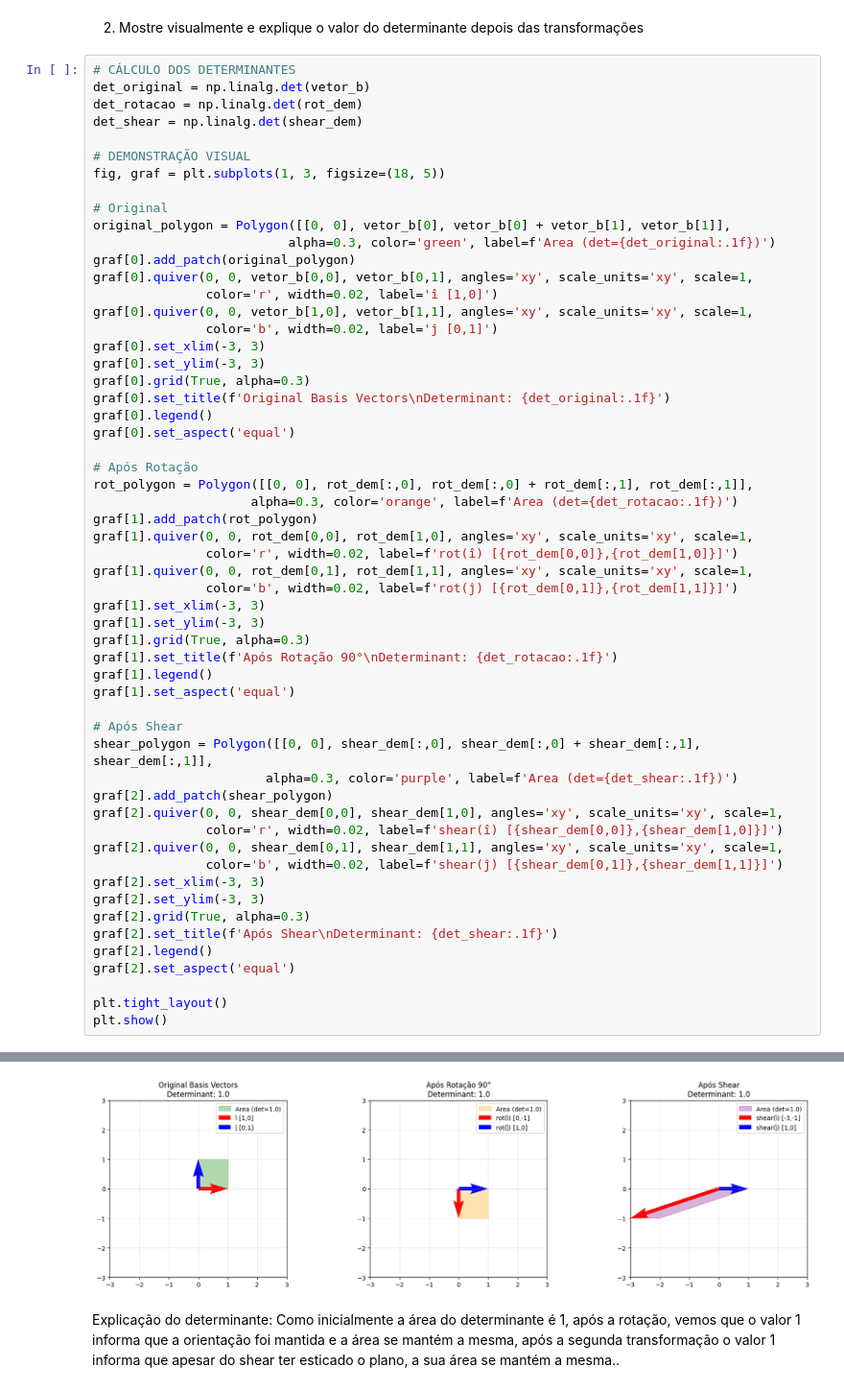
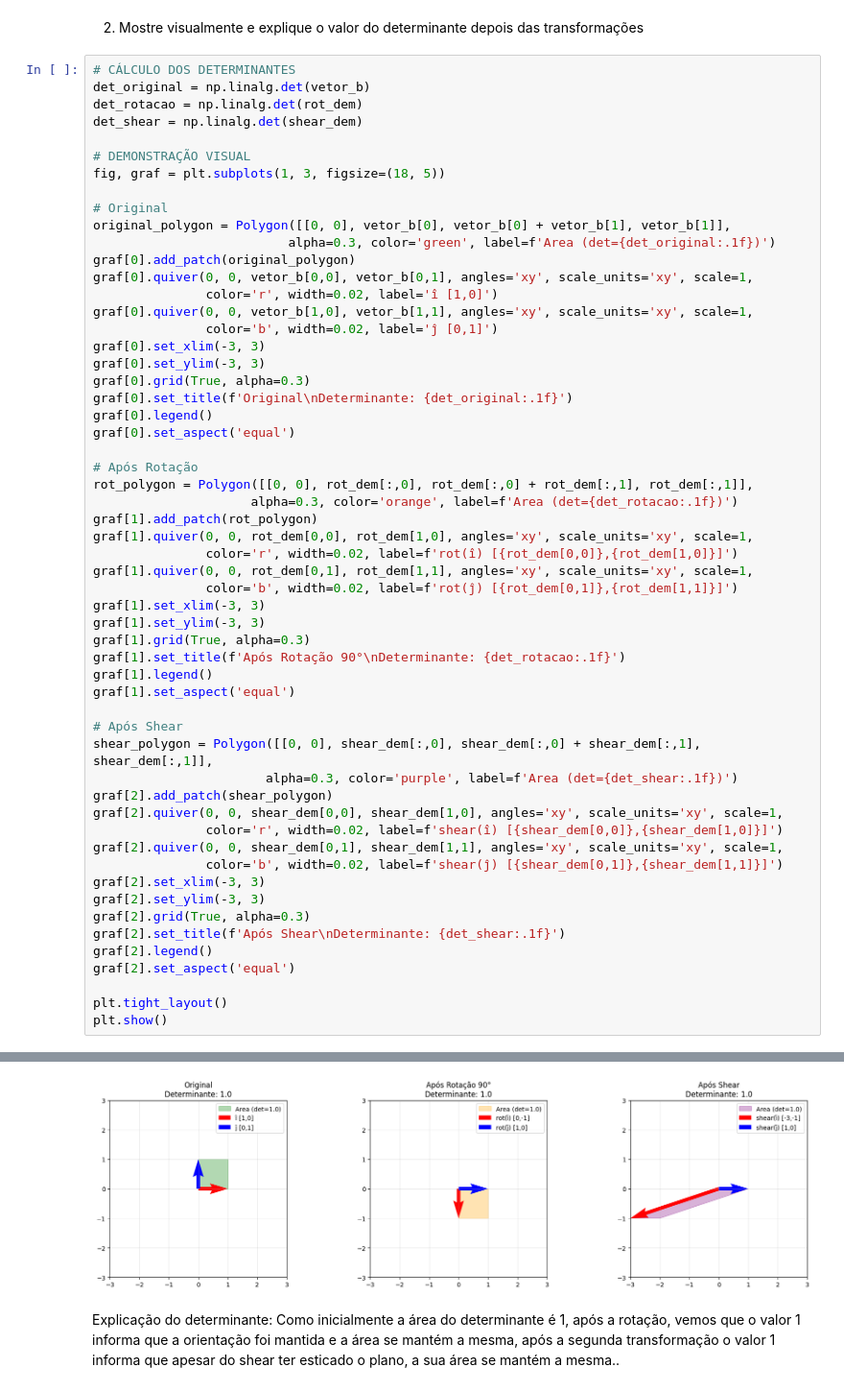
Before and after one commit to deepSuturn/matematica_computacional, a Jupyter notebook: Atividade_1_Jean_Adriano_Silva_dos_Remédios.ipynb, the cells around one changed output, grey strips where cells are left out. Shown at 96% size. Drawn from its saved outputs; the diff is of its cells as text.

```diff
--- a/Atividade_1_Jean_Adriano_Silva_dos_Remédios.ipynb
+++ b/Atividade_1_Jean_Adriano_Silva_dos_Remédios.ipynb
@@ -110,7 +112,7 @@ graf[0].quiver(0, 0, vetor_b[1,0], vetor_b[1,1], angles='xy', scale_units='xy',
 graf[0].set_xlim(-3, 3)
 graf[0].set_ylim(-3, 3)
 graf[0].grid(True, alpha=0.3)
-graf[0].set_title(f'Original Basis Vectors\nDeterminant: {det_original:.1f}')
+graf[0].set_title(f'Original\nDeterminante: {det_original:.1f}')
 graf[0].legend()
 graf[0].set_aspect('equal')
 
@@ -125,7 +127,7 @@ graf[1].quiver(0, 0, rot_dem[0,1], rot_dem[1,1], angles='xy', scale_units='xy',
 graf[1].set_xlim(-3, 3)
 graf[1].set_ylim(-3, 3)
 graf[1].grid(True, alpha=0.3)
-graf[1].set_title(f'Após Rotação 90°\nDeterminant: {det_rotacao:.1f}')
+graf[1].set_title(f'Após Rotação 90°\nDeterminante: {det_rotacao:.1f}')
 graf[1].legend()
 graf[1].set_aspect('equal')
 
@@ -140,7 +142,7 @@ graf[2].quiver(0, 0, shear_dem[0,1], shear_dem[1,1], angles='xy', scale_units='x
 graf[2].set_xlim(-3, 3)
 graf[2].set_ylim(-3, 3)
 graf[2].grid(True, alpha=0.3)
-graf[2].set_title(f'Após Shear\nDeterminant: {det_shear:.1f}')
+graf[2].set_title(f'Após Shear\nDeterminante: {det_shear:.1f}')
 graf[2].legend()
 graf[2].set_aspect('equal')
 
@@ -154,4 +152,4 @@ After shear: 1.0
-[figure, old version]
+[figure, new version]
 # %% [markdown]
 Explicação do determinante: Como inicialmente a área do determinante é 1, após a rotação, vemos que o valor 1 informa que a orientação foi mantida e a área se mantém a mesma, após a segunda transformação o valor 1 informa que apesar do shear ter esticado o plano, a sua área se mantém a mesma..
 # %% [markdown]
```
Also changed, not shown: parts of 3 cells of this notebook.
